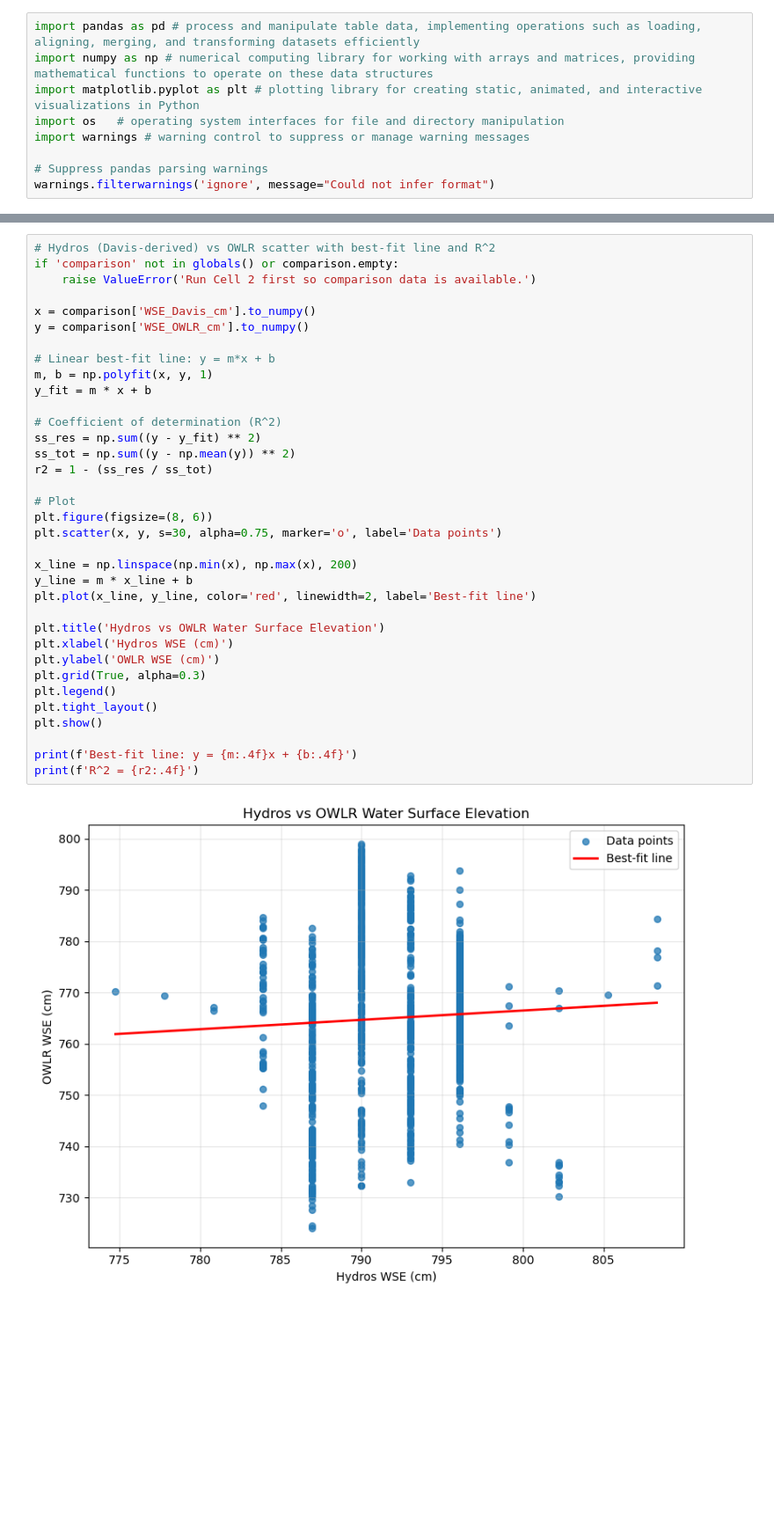
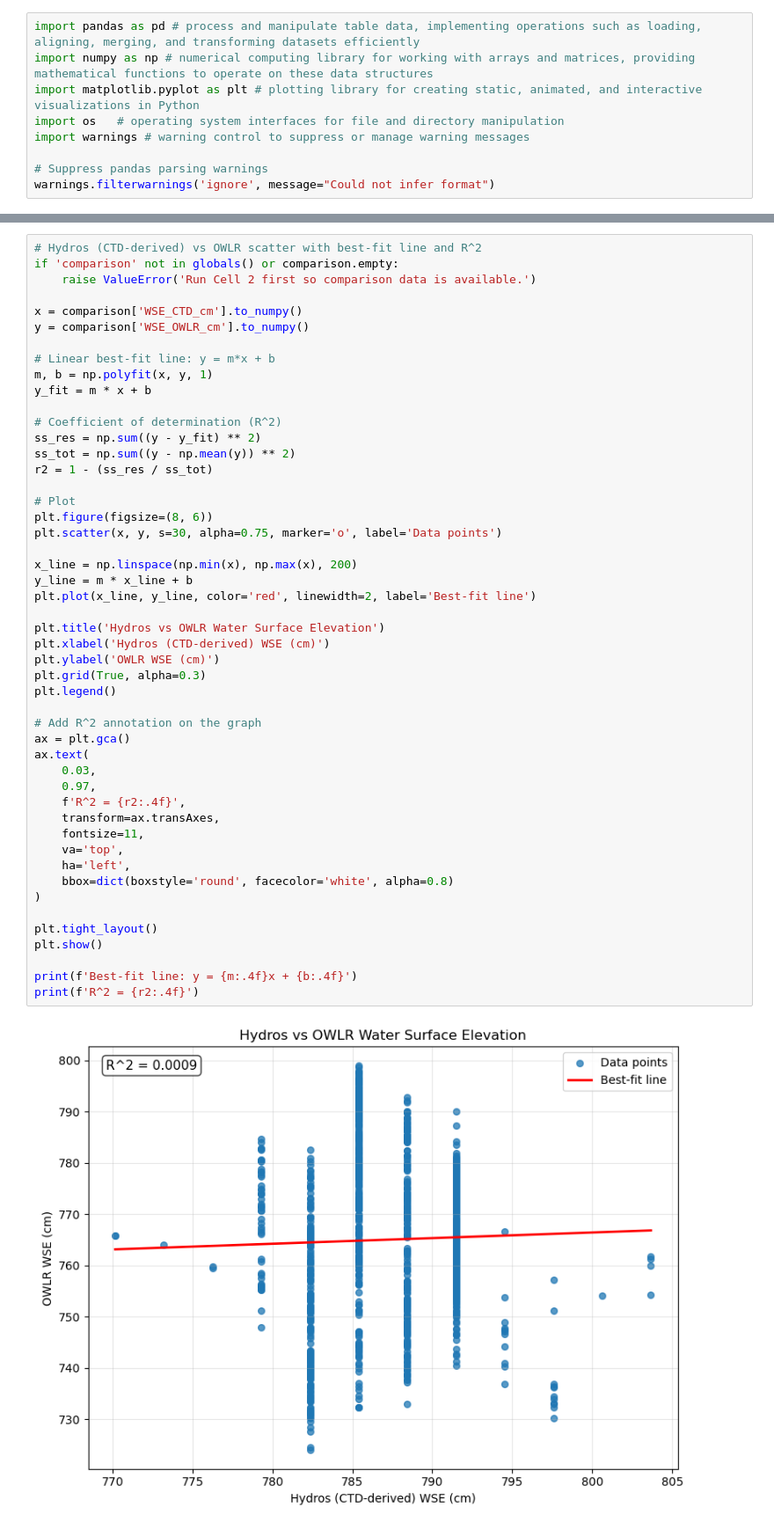
Before and after one commit to COAST-Lab/Open-Water-Level-and-Rainfall-Sensor, a Jupyter notebook: Data Analysis/waterSurfaceElevationAnalysis.ipynb, the cells around one changed output, grey strips where cells are left out. Shown at 88% size. Saved outputs shown, nothing was run; the diff lists cells and outputs as text; blank space fills up the shorter version.

```diff
--- a/Data Analysis/waterSurfaceElevationAnalysis.ipynb
+++ b/Data Analysis/waterSurfaceElevationAnalysis.ipynb
@@ -127,37 +127,51 @@ Matched comparison points: 1140
 # %%
-# Hydros (Davis-derived) vs OWLR scatter with best-fit line and R^2
+# Hydros (CTD-derived) vs OWLR scatter with best-fit line and R^2
 if 'comparison' not in globals() or comparison.empty:
     raise ValueError('Run Cell 2 first so comparison data is available.')
 
-x = comparison['WSE_Davis_cm'].to_numpy()
+x = comparison['WSE_CTD_cm'].to_numpy()
 y = comparison['WSE_OWLR_cm'].to_numpy()
 
 # Linear best-fit line: y = m*x + b
 m, b = np.polyfit(x, y, 1)
 y_fit = m * x + b
 
 # Coefficient of determination (R^2)
 ss_res = np.sum((y - y_fit) ** 2)
 ss_tot = np.sum((y - np.mean(y)) ** 2)
 r2 = 1 - (ss_res / ss_tot)
 
 # Plot
 plt.figure(figsize=(8, 6))
 plt.scatter(x, y, s=30, alpha=0.75, marker='o', label='Data points')
 
 x_line = np.linspace(np.min(x), np.max(x), 200)
 y_line = m * x_line + b
 plt.plot(x_line, y_line, color='red', linewidth=2, label='Best-fit line')
 
 plt.title('Hydros vs OWLR Water Surface Elevation')
-plt.xlabel('Hydros WSE (cm)')
+plt.xlabel('Hydros (CTD-derived) WSE (cm)')
 plt.ylabel('OWLR WSE (cm)')
 plt.grid(True, alpha=0.3)
 plt.legend()
+
+# Add R^2 annotation on the graph
+ax = plt.gca()
+ax.text(
+    0.03,
+    0.97,
+    f'R^2 = {r2:.4f}',
+    transform=ax.transAxes,
+    fontsize=11,
+    va='top',
+    ha='left',
+    bbox=dict(boxstyle='round', facecolor='white', alpha=0.8)
+)
+
 plt.tight_layout()
 plt.show()
 
 print(f'Best-fit line: y = {m:.4f}x + {b:.4f}')
 print(f'R^2 = {r2:.4f}')
 # %% [output]
-[figure, old version]
+[figure, new version]
```
Also changed, not shown: parts of 2 cells of this notebook.
